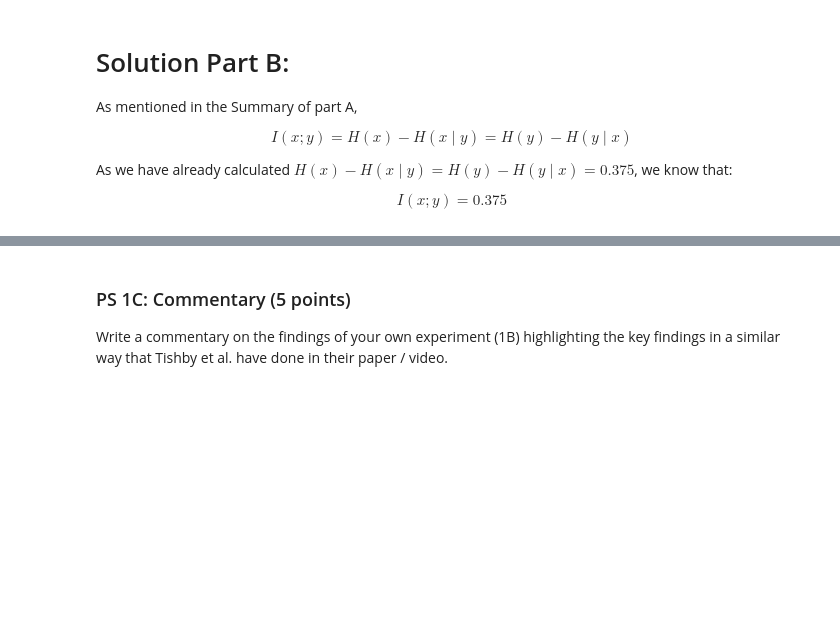
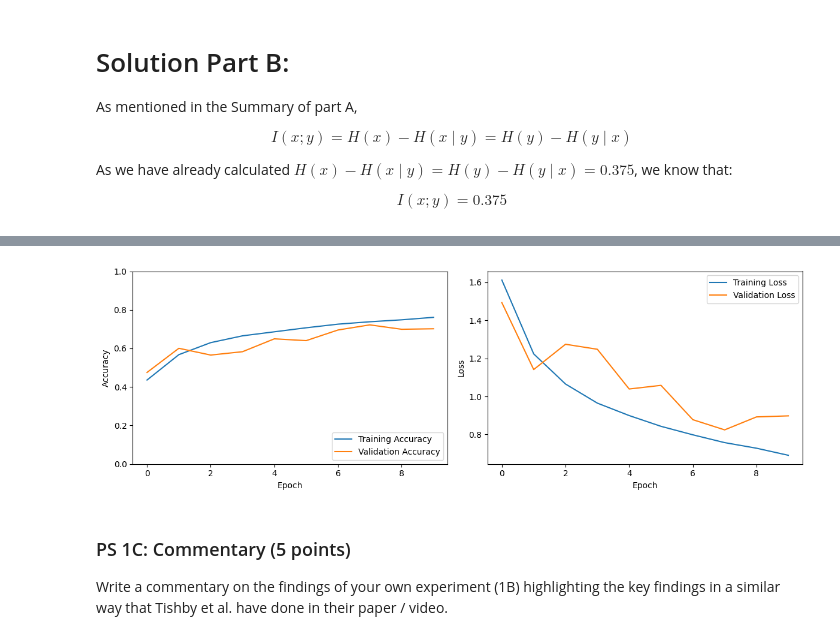
Before and after one commit to dhauss/csgy6613-assignments, a Jupyter notebook: midterm-take-home/take_home.ipynb, the cells around one changed output, grey strips where cells are left out. Drawn from its saved outputs; the diff is of its cells as text; code cells hidden in the pictures; blank space fills up the shorter version.

```diff
--- a/midterm-take-home/take_home.ipynb
+++ b/midterm-take-home/take_home.ipynb
@@ -121,0 +171,11 @@ The new code should be in script *.py files but a tutorial notebook must also ex
+# %%
+# Load CIFAR-10 dataset
+(x_train, y_train), (x_val, y_val) = tf.keras.datasets.cifar10.load_data()
+x_train, x_val = x_train / 255.0, x_val / 255.0  # Normalize pixel values to be between 0 and 1
+
+# Train the model
+history = model.fit(x_train, y_train, epochs=10, validation_data=(x_val, y_val))
+
+# Evaluate the model on the test set
+val_loss, val_acc = model.evaluate(x_val, y_val, verbose=2)
+print("\nTest accuracy:", val_acc)
@@ -122,3 +200,27 @@ The new code should be in script *.py files but a tutorial notebook must also ex
+# %%
+# Plot accuracy
+plt.figure(figsize=(12, 4))
+
+plt.subplot(1, 2, 1)
+plt.plot(history.history['accuracy'], label='Training Accuracy')
+plt.plot(history.history['val_accuracy'], label='Validation Accuracy')
+plt.xlabel('Epoch')
+plt.ylabel('Accuracy')
+plt.ylim([0, 1])
+plt.legend(loc='lower right')
+
+# Plot loss
+plt.subplot(1, 2, 2)
+plt.plot(history.history['loss'], label='Training Loss')
+plt.plot(history.history['val_loss'], label='Validation Loss')
+plt.xlabel('Epoch')
+plt.ylabel('Loss')
+plt.legend(loc='upper right')
+
+plt.tight_layout()
+plt.show()
+# %% [output]
+[figure, added]
 # %% [markdown]
 ### PS 1C: Commentary (5 points)
 
```
Also changed, not shown: parts of 4 cells of this notebook.
